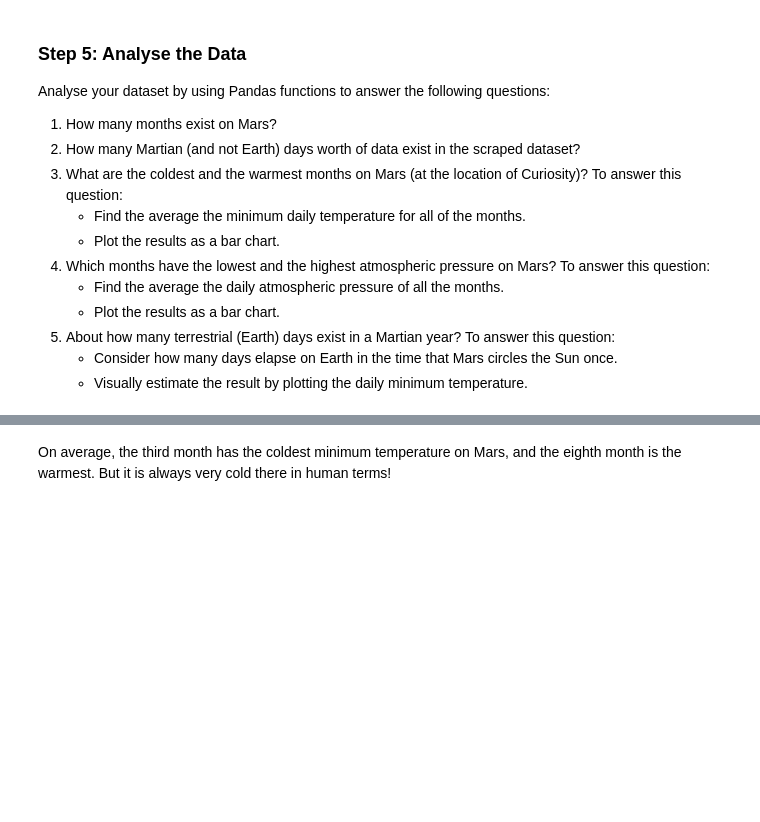
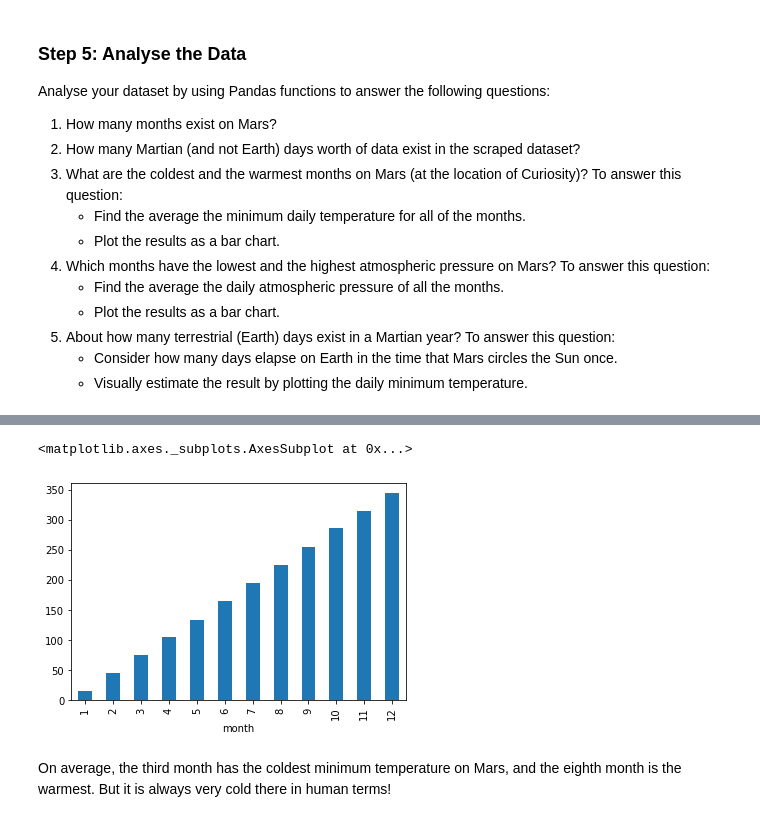
Before and after one commit to shwetajain1022/data-collection-challenge, a Jupyter notebook: part_2_mars_weather.ipynb, the cells around one changed output, grey strips where cells are left out. Drawn from its saved outputs; the diff is of its cells as text; code cells hidden in the pictures; blank space fills up the shorter version.

```diff
--- a/part_2_mars_weather.ipynb
+++ b/part_2_mars_weather.ipynb
@@ -141,5 +258,9 @@ Analyse your dataset by using Pandas functions to answer the following questions
 # %%
 # 5. How many terrestrial (earth) days are there in a Martian year?
+terrestrial_earth_days =
+# %% [output]
+<matplotlib.axes._subplots.AxesSubplot at 0x...>
+[figure, added]
 # %% [markdown]
 On average, the third month has the coldest minimum temperature on Mars, and the eighth month is the warmest. But it is always very cold there in human terms!
 # %% [markdown]
```
Also changed, not shown: parts of 15 cells of this notebook.
